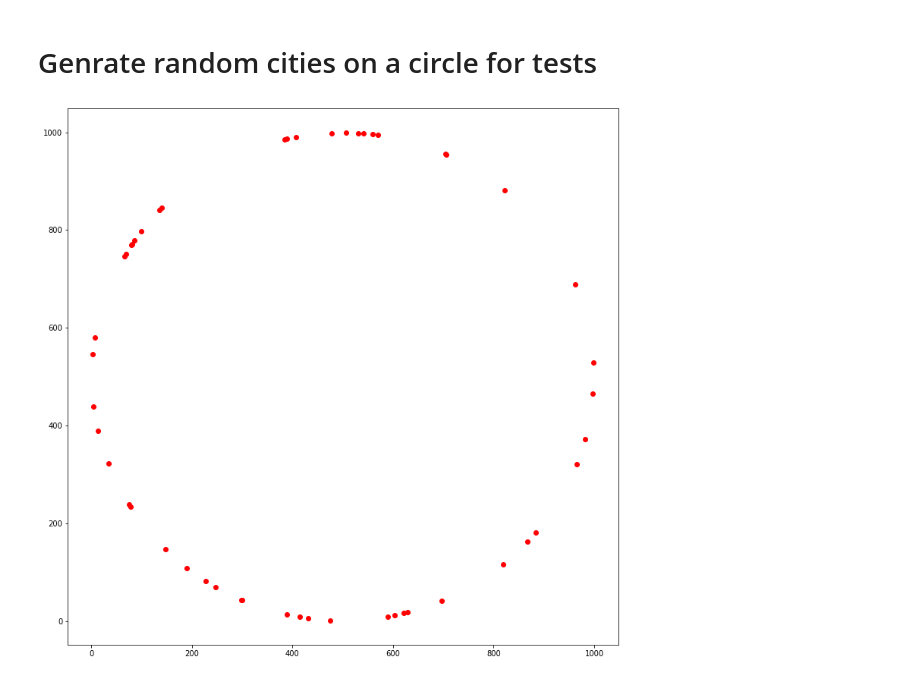
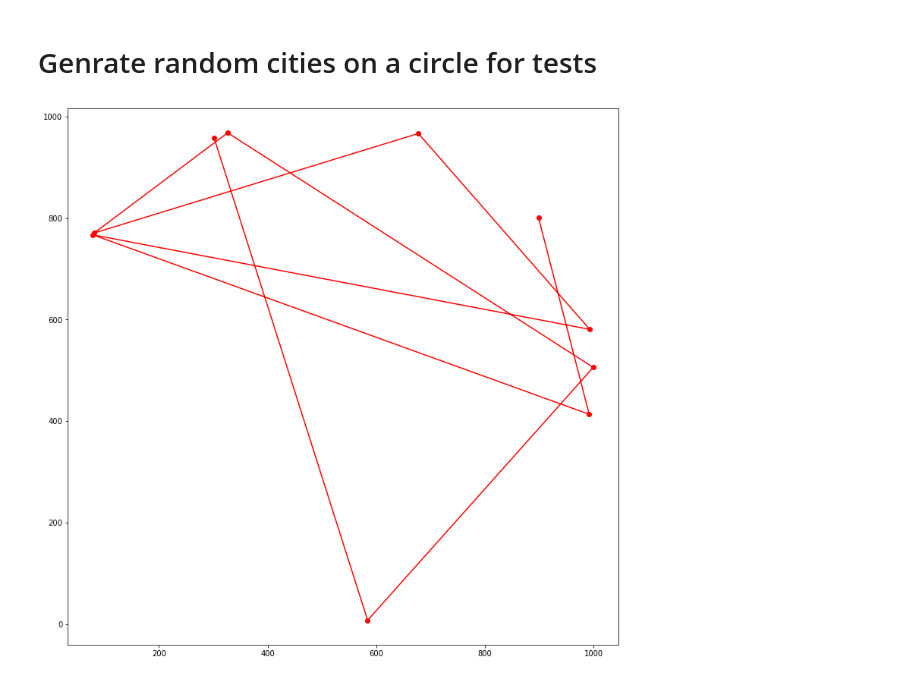
Before and after one commit to vegetablecode/ai-chapter, a Jupyter notebook: genetic-algorithm/notebook/genetic.ipynb, the cells around one changed output. Saved outputs shown, nothing was run; the diff lists cells and outputs as text; code cells hidden in the pictures.

```diff
--- a/genetic-algorithm/notebook/genetic.ipynb
+++ b/genetic-algorithm/notebook/genetic.ipynb
@@ -46,12 +54,13 @@ from src.city import City
 from src.generate_data import generate_data
 # %%
 # generate test dataset
-circle_cities = generate_data(50, 1000)
+circle_cities = generate_data(10, 1000)
+circle_order = list(range(0, len(circle_cities)))
 
-# plot circle cities
-x = utils.get_x_list(circle_cities)
-y = utils.get_y_list(circle_cities)
-plt.plot(x, y, 'ro')
+# plot circle cities in initial order
+x = utils.get_x_list(circle_cities, circle_order)
+y = utils.get_y_list(circle_cities, circle_order)
+plt.plot(x, y, linestyle='-', marker='o', color='r')
 plt.show()
 # %% [output]
-[figure, old version]
+[figure, new version]
```
Also changed, not shown: parts of 8 cells of this notebook, 4 other files.
